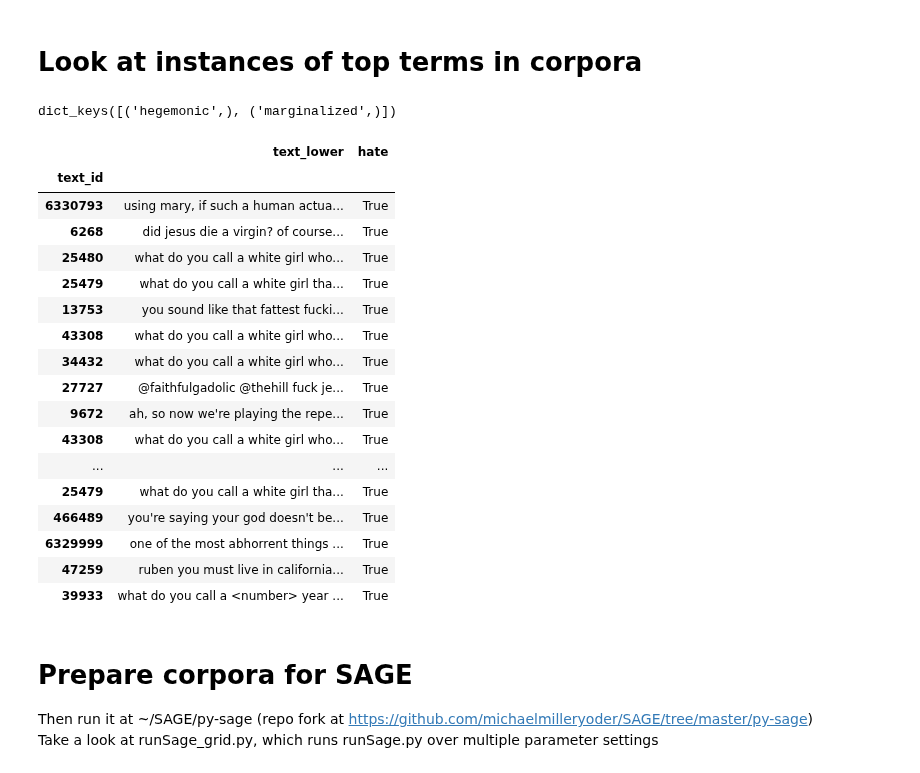
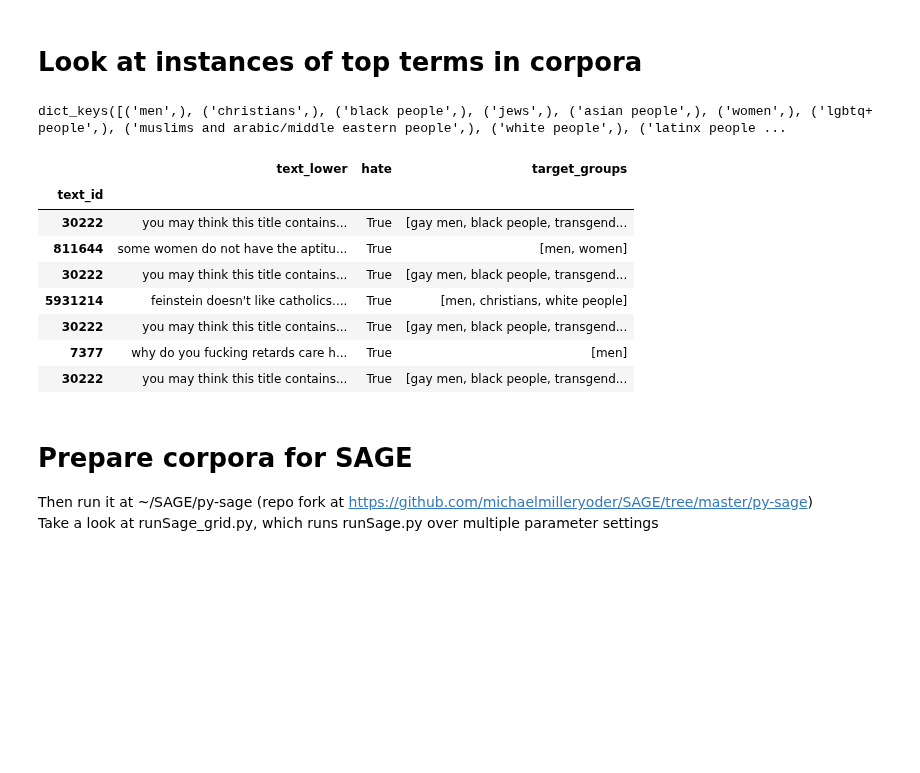
Before and after one commit to michaelmilleryoder/hate_speech_identities, a Jupyter notebook: jupyter/word_associations.ipynb, the cells around one changed output. Drawn from its saved outputs; the diff is of its cells as text; code cells hidden in the pictures; blank space fills up the shorter version.

```diff
--- a/jupyter/word_associations.ipynb
+++ b/jupyter/word_associations.ipynb
@@ -7,42 +7,33 @@ import os
 
 data_dirpath = '/home/mamille3/hegemonic_hate/data'
 # splits_fpath = os.path.join(data_dirpath, 'combined_identity_splits_kennedy2020+sbic+hatexplain+civilcomments_0.3hate.pkl')
-split_type = 'power'
+split_type = 'identities'
 splits_fpath = os.path.join(data_dirpath, f'combined_{split_type}_kennedy2020+sbic+hatexplain+civilcomments_0.3hate.pkl')
 with open(splits_fpath, 'rb') as f:
     corpora = pickle.load(f)
 
 corpora.keys()
 # %% [output]
-dict_keys([('hegemonic',), ('marginalized',)])
+dict_keys([('men',), ('christians',), ('black people',), ('jews',), ('asian people',), ('women',), ('lgbtq+ people',), ('muslims and arabic/middle eastern people',), ('white people',), ('latinx people ...
 # %%
 import pandas as pd
 
-split = ('hegemonic',)
-term = 'virgin'
+split = ('men',)
+term = 'title'
 data = pd.concat([corpora[split]['train'], corpora[split]['test']]).query('hate')
 data['text_lower'] = data.text.str.lower()
 selected = data[data.text_lower.str.contains(r'\b{}\b'.format(term))]
-selected.sample(min(len(selected), 20)).loc[:, ['text_lower', 'hate']]
+selected.sample(min(len(selected), 20)).loc[:, ['text_lower', 'hate', 'target_groups']]
 # %% [output]
-|  | text_lower | hate |
-| text_id |  |  |
-| 6330793 | using mary, if such a human actua... | True |
-| 6268 | did jesus die a virgin? of course... | True |
-| 25480 | what do you call a white girl who... | True |
-| 25479 | what do you call a white girl tha... | True |
-| 13753 | you sound like that fattest fucki... | True |
-| 43308 | what do you call a white girl who... | True |
-| 34432 | what do you call a white girl who... | True |
-| 27727 | @faithfulgadolic @thehill fuck je... | True |
-| 9672 | ah, so now we're playing the repe... | True |
-| 43308 | what do you call a white girl who... | True |
-| ... | ... | ... |
-| 25479 | what do you call a white girl tha... | True |
-| 466489 | you're saying your god doesn't be... | True |
-| 6329999 | one of the most abhorrent things ... | True |
-| 47259 | ruben you must live in california... | True |
-| 39933 | what do you call a <number> year ... | True |
+|  | text_lower | hate | target_groups |
+| text_id |  |  |  |
+| 30222 | you may think this title contains... | True | [gay men, black people, transgend... |
+| 811644 | some women do not have the aptitu... | True | [men, women] |
+| 30222 | you may think this title contains... | True | [gay men, black people, transgend... |
+| 5931214 | feinstein doesn't like catholics.... | True | [men, christians, white people] |
+| 30222 | you may think this title contains... | True | [gay men, black people, transgend... |
+| 7377 | why do you fucking retards care h... | True | [men] |
+| 30222 | you may think this title contains... | True | [gay men, black people, transgend... |
 # %% [markdown]
 # Prepare corpora for SAGE
 Then run it at ~/SAGE/py-sage (repo fork at https://github.com/michaelmilleryoder/SAGE/tree/master/py-sage)
```
Also changed, not shown: parts of 3 cells of this notebook, 2 other files.
